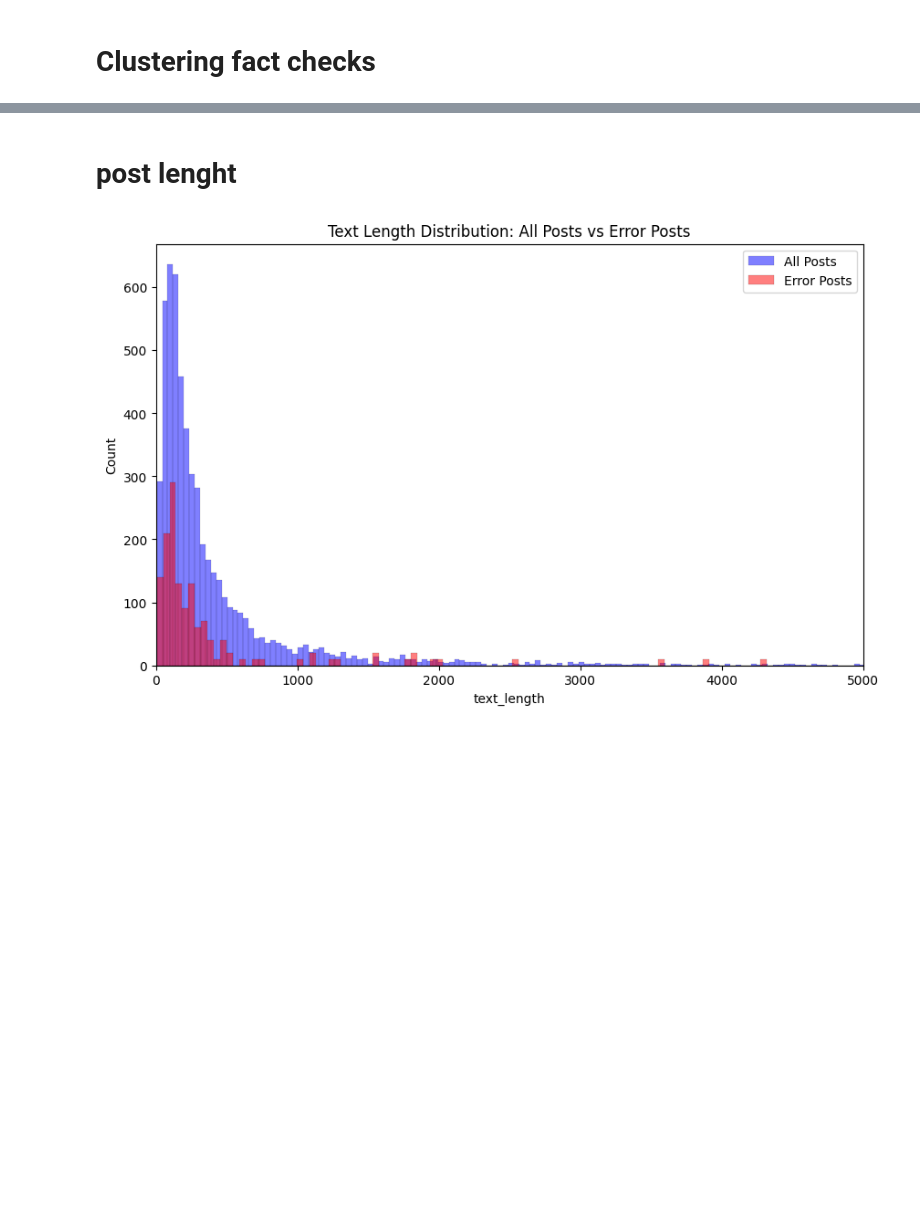
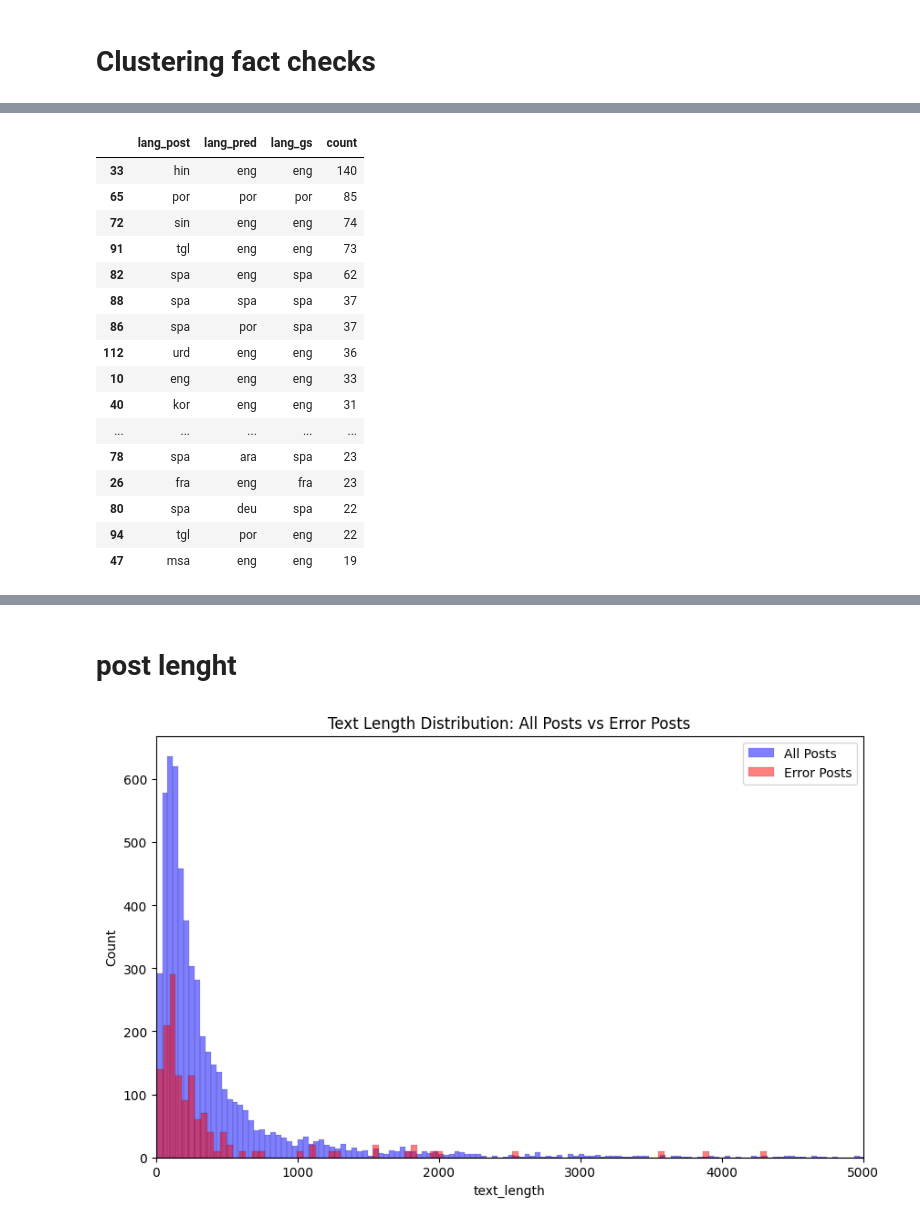
Before and after one commit to BecTome/semeval25-FactCheckedClaimRetrieval, a Jupyter notebook: nbs/error_analysis/cross-lingual.ipynb, the cells around one changed output, grey strips where cells are left out. Cells and saved outputs as stored; diff of their text form; code cells hidden in the pictures; blank space fills up the shorter version.

```diff
--- a/nbs/error_analysis/cross-lingual.ipynb
+++ b/nbs/error_analysis/cross-lingual.ipynb
@@ -371,0 +422,22 @@ Cluster 3 Keywords:
+# %%
+lang_errors = df_cross[~df_cross['correct']]
+pred_gs_lang_err = lang_errors.groupby(["lang_post", "lang_pred", "lang_gs"]).size().reset_index(name="count").sort_values("count", ascending=False)
+pred_gs_lang_err.head(20)
+# %% [output]
+|  | lang_post | lang_pred | lang_gs | count |
+| 33 | hin | eng | eng | 140 |
+| 65 | por | por | por | 85 |
+| 72 | sin | eng | eng | 74 |
+| 91 | tgl | eng | eng | 73 |
+| 82 | spa | eng | spa | 62 |
+| 88 | spa | spa | spa | 37 |
+| 86 | spa | por | spa | 37 |
+| 112 | urd | eng | eng | 36 |
+| 10 | eng | eng | eng | 33 |
+| 40 | kor | eng | eng | 31 |
+| ... | ... | ... | ... | ... |
+| 78 | spa | ara | spa | 23 |
+| 26 | fra | eng | fra | 23 |
+| 80 | spa | deu | spa | 22 |
+| 94 | tgl | por | eng | 22 |
+| 47 | msa | eng | eng | 19 |
```
Also changed, not shown: parts of 15 cells of this notebook, 12 other files.
